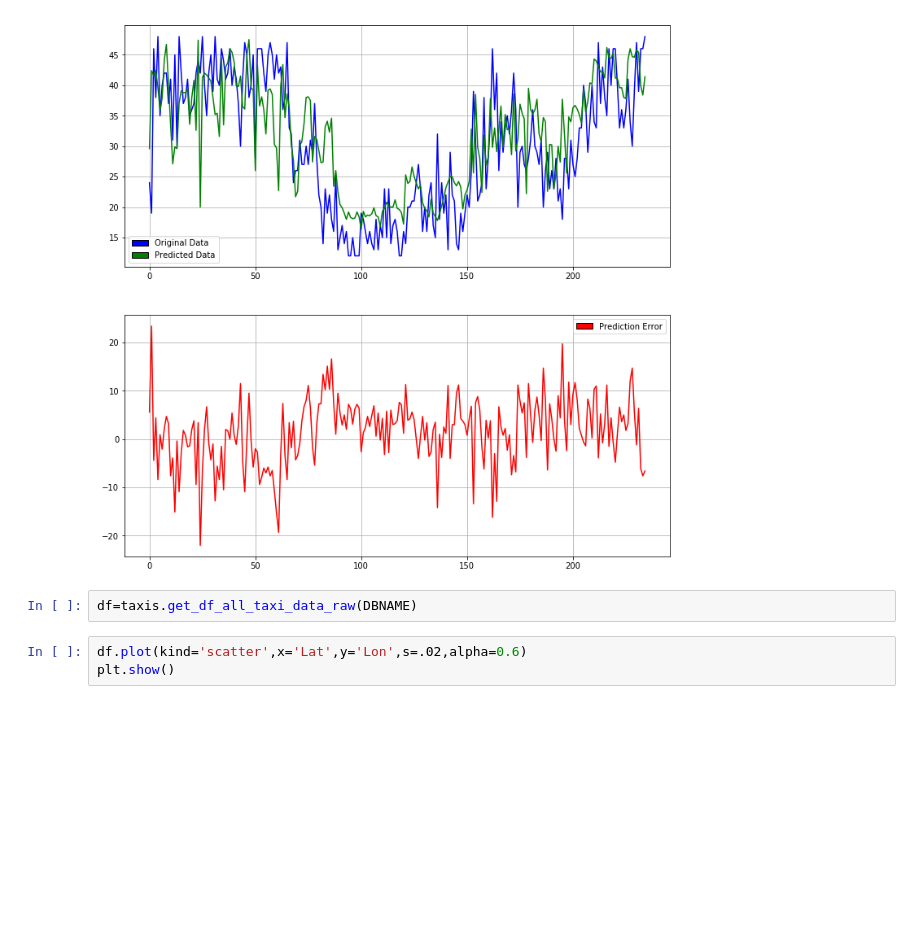
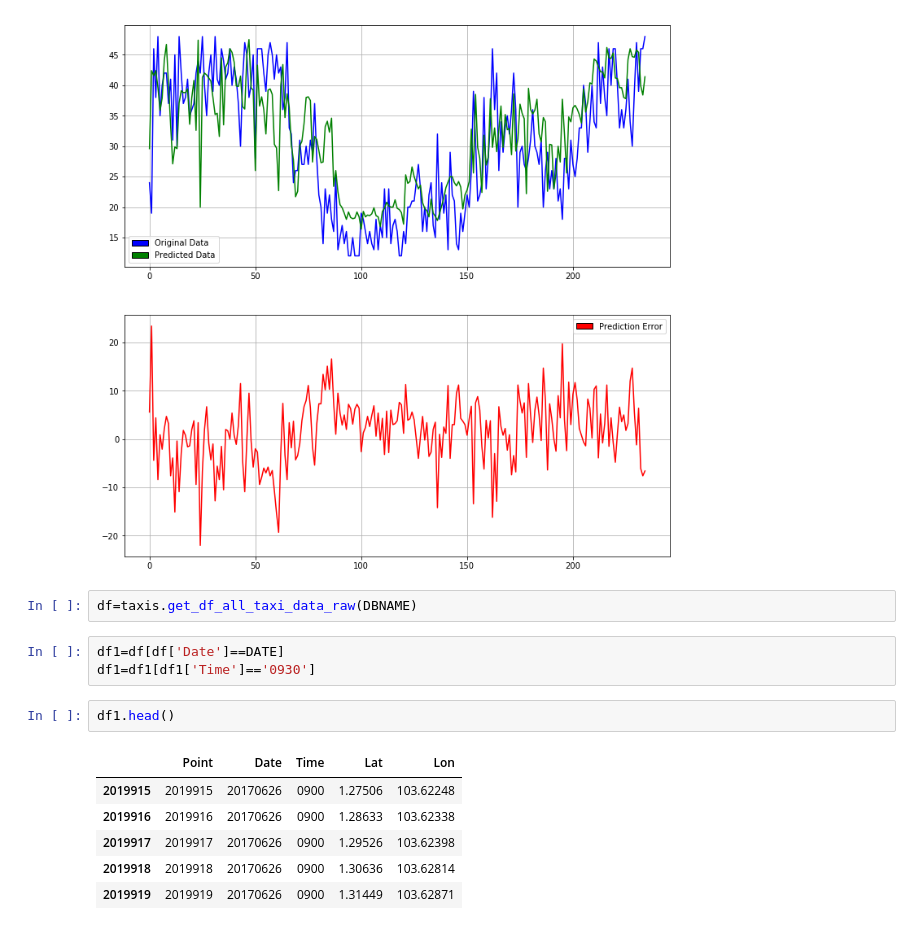
Before and after one commit to hari-allamraju/sg-taxidata, a Jupyter notebook: notebooks/API testing.ipynb, the cells around one changed output. Cells and saved outputs as stored; diff of their text form; blank space fills up the shorter version.

```diff
--- a/notebooks/API testing.ipynb
+++ b/notebooks/API testing.ipynb
@@ -163,6 +163,15 @@ visualize.plot_model(Xt,yt,ab)
 [figure]
 # %%
 df=taxis.get_df_all_taxi_data_raw(DBNAME)
-# %%
-df.plot(kind='scatter',x='Lat',y='Lon',s=.02,alpha=0.6)
-plt.show()
+# %%
+df1=df[df['Date']==DATE]
+df1=df1[df1['Time']=='0930']
+# %%
+df1.head()
+# %% [output]
+|  | Point | Date | Time | Lat | Lon |
+| 2019915 | 2019915 | 20170626 | 0900 | 1.27506 | 103.62248 |
+| 2019916 | 2019916 | 20170626 | 0900 | 1.28633 | 103.62338 |
+| 2019917 | 2019917 | 20170626 | 0900 | 1.29526 | 103.62398 |
+| 2019918 | 2019918 | 20170626 | 0900 | 1.30636 | 103.62814 |
+| 2019919 | 2019919 | 20170626 | 0900 | 1.31449 | 103.62871 |
```
Also changed, not shown: parts of 1 cell of this notebook, 1 other file.
